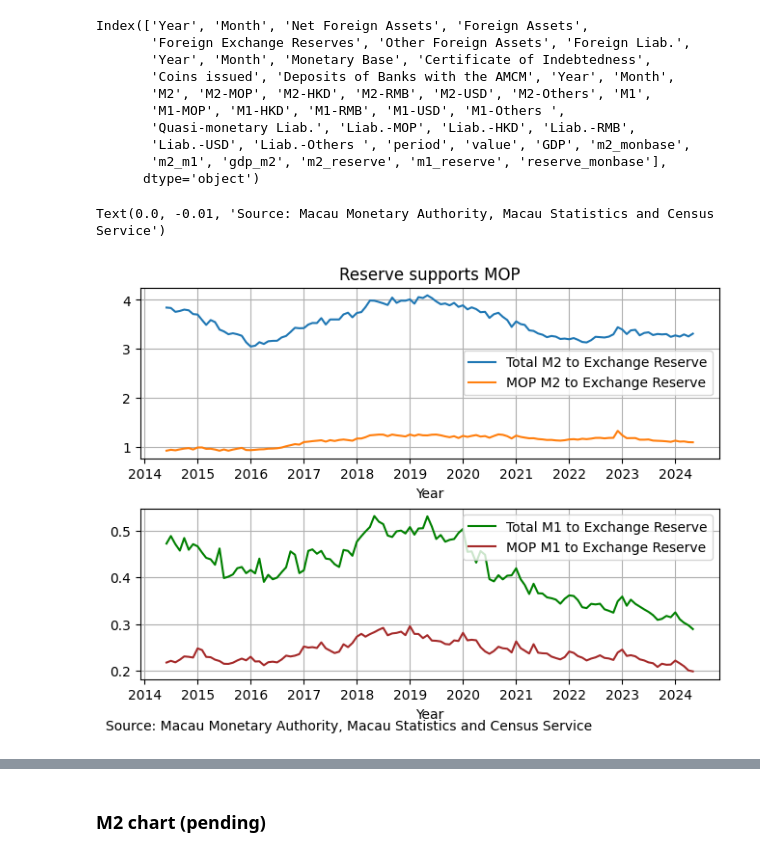
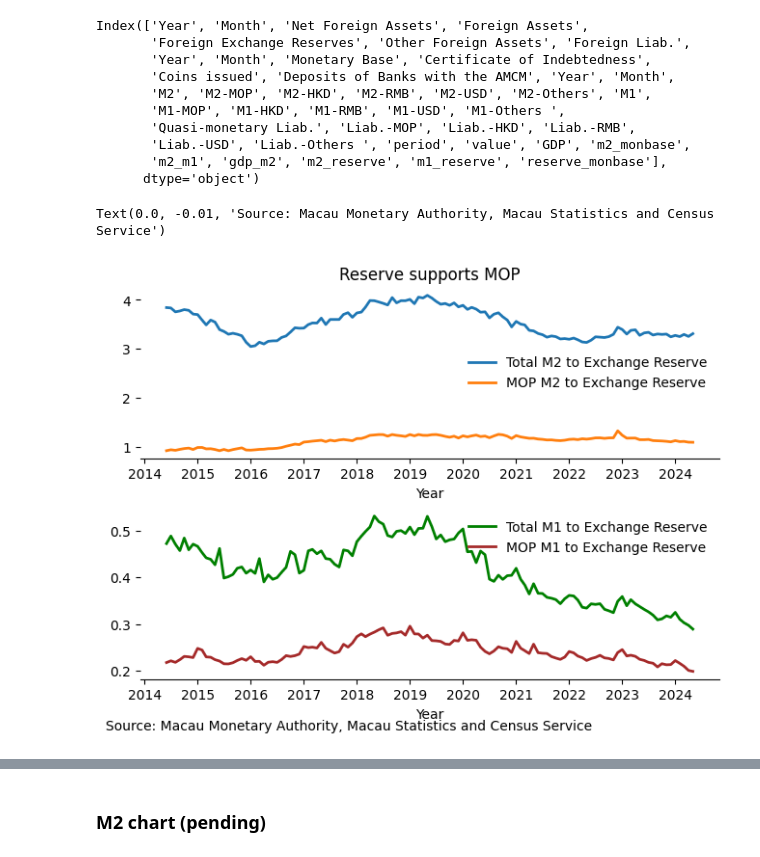
Before and after one commit to mogcai/BCPLP, a Jupyter notebook: Macau.ipynb, the cells around one changed output, grey strips where cells are left out. Drawn from its saved outputs; the diff is of its cells as text; code cells hidden in the pictures.

```diff
--- a/Macau.ipynb
+++ b/Macau.ipynb
@@ -246,26 +246,31 @@ Index(['Year', 'Month', 'Net Foreign Assets', 'Foreign Assets',
 # %%
 df['m2_mop_reserve']=df['M2-MOP']/df['Foreign Exchange Reserves']
 df['m1_mop_reserve']=df['M1-MOP']/df['Foreign Exchange Reserves']
 # df['reserve_monbase']=df['Foreign Exchange Reserves']/df['Monetary Base']
 
 fig, axs = plt.subplots(2, 1, layout='constrained')
-axs[0].plot(df['m2_reserve'][-120:], label='Total M2 to Exchange Reserve')
-axs[0].plot(df['m2_mop_reserve'][-120:], label='MOP M2 to Exchange Reserve')
+axs[0].plot(df['m2_reserve'][-120:], label='Total M2 to Exchange Reserve', linewidth=2)
+axs[0].plot(df['m2_mop_reserve'][-120:], label='MOP M2 to Exchange Reserve', linewidth=2)
 axs[0].set_xlabel('Year')
-axs[0].grid(True)
 axs[0].set_title('Reserve supports MOP')
-axs[0].legend()
 
-axs[1].plot(df['m1_reserve'][-120:], label='Total M1 to Exchange Reserve', color='green')
-axs[1].plot(df['m1_mop_reserve'][-120:], label='MOP M1 to Exchange Reserve', color='brown')
+axs[1].plot(df['m1_reserve'][-120:], label='Total M1 to Exchange Reserve', color='green', linewidth=2)
+axs[1].plot(df['m1_mop_reserve'][-120:], label='MOP M1 to Exchange Reserve', color='brown', linewidth=2)
 axs[1].set_xlabel('Year')
-axs[1].grid(True)
-axs[1].legend()
+
+
+# Hide the all but the bottom spines (axis lines)
+for ax in axs:
+    ax.spines["right"].set_visible(False)
+    ax.spines["left"].set_visible(False)
+    ax.spines["top"].set_visible(False)
+    # ax.grid(True)
+    ax.legend(frameon=False)
 
 fig.text(0.0, -0.01, 'Source: Macau Monetary Authority, Macau Statistics and Census Service')
 # %% [output]
 Text(0.0, -0.01, 'Source: Macau Monetary Authority, Macau Statistics and Census Service')
-[figure, old version]
+[figure, new version]
 # %%
 fig, axs = plt.subplots(2, 1, layout='constrained')
 
```
Also changed, not shown: parts of 5 cells of this notebook.
